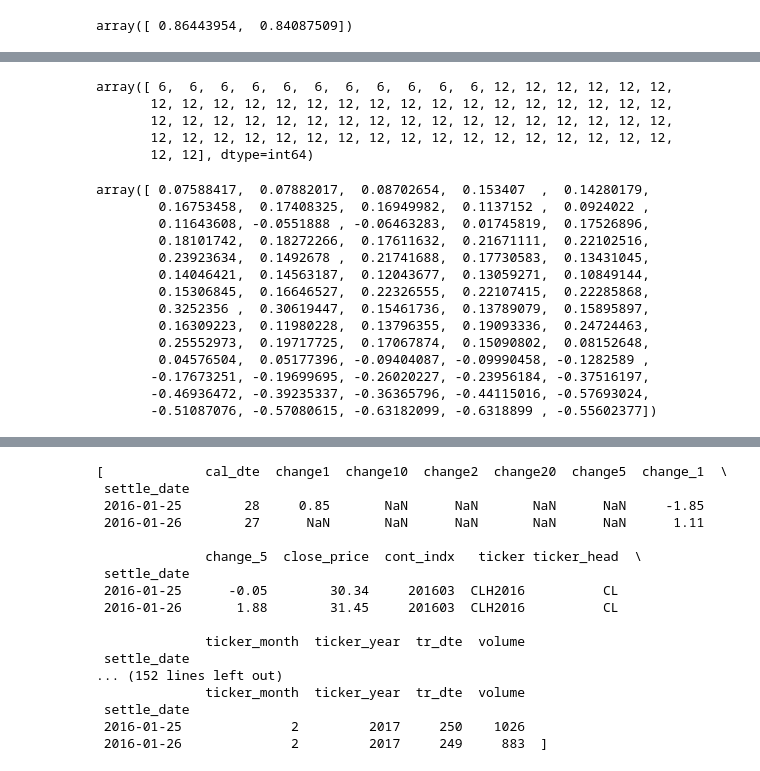
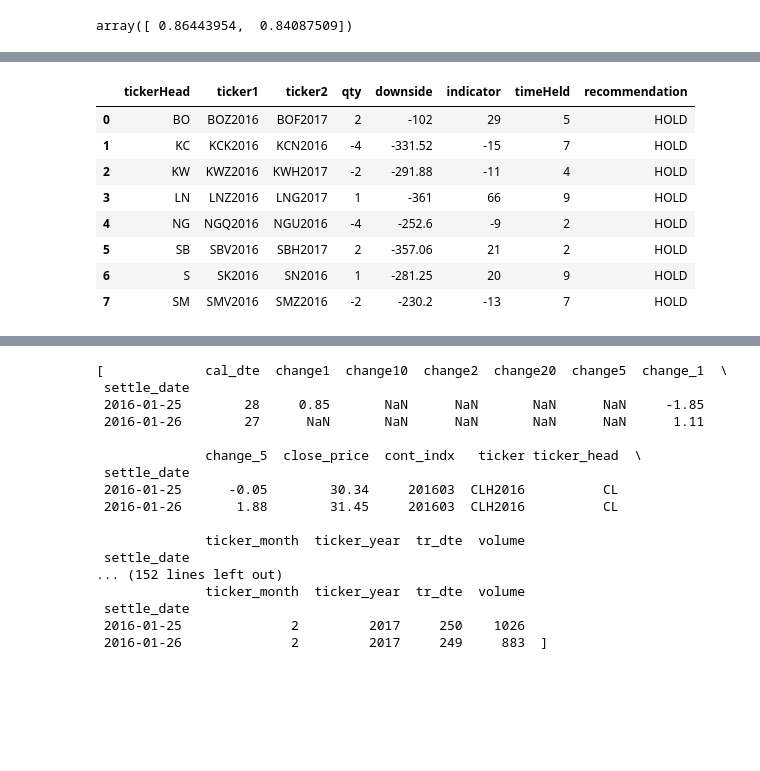
Before and after one commit to d0p34m1n3/repo_barbarossa, a Jupyter notebook: PycharmProjects/quandl/Untitled.ipynb, the cells around one changed output, grey strips where cells are left out. Drawn from its saved outputs; the diff is of its cells as text; code cells hidden in the pictures; blank space fills up the shorter version.

```diff
--- a/PycharmProjects/quandl/Untitled.ipynb
+++ b/PycharmProjects/quandl/Untitled.ipynb
@@ -93,25 +84,0 @@ plt.show()
-# %%
-ticker_month_data[-70:,-2]
-# %% [output]
-array([ 6,  6,  6,  6,  6,  6,  6,  6,  6,  6,  6, 12, 12, 12, 12, 12, 12,
-       12, 12, 12, 12, 12, 12, 12, 12, 12, 12, 12, 12, 12, 12, 12, 12, 12,
-       12, 12, 12, 12, 12, 12, 12, 12, 12, 12, 12, 12, 12, 12, 12, 12, 12,
-       12, 12, 12, 12, 12, 12, 12, 12, 12, 12, 12, 12, 12, 12, 12, 12, 12,
-       12, 12], dtype=int64)
-# %%
-residuals[-70:,-2]
-# %% [output]
-array([ 0.07588417,  0.07882017,  0.08702654,  0.153407  ,  0.14280179,
-        0.16753458,  0.17408325,  0.16949982,  0.1137152 ,  0.0924022 ,
-        0.11643608, -0.0551888 , -0.06463283,  0.01745819,  0.17526896,
-        0.18101742,  0.18272266,  0.17611632,  0.21671111,  0.22102516,
-        0.23923634,  0.1492678 ,  0.21741688,  0.17730583,  0.13431045,
-        0.14046421,  0.14563187,  0.12043677,  0.13059271,  0.10849144,
-        0.15306845,  0.16646527,  0.22326555,  0.22107415,  0.22285868,
-        0.3252356 ,  0.30619447,  0.15461736,  0.13789079,  0.15895897,
-        0.16309223,  0.11980228,  0.13796355,  0.19093336,  0.24724463,
-        0.25552973,  0.19717725,  0.17067874,  0.15090802,  0.08152648,
-        0.04576504,  0.05177396, -0.09404087, -0.09990458, -0.1282589 ,
-       -0.17673251, -0.19699695, -0.26020227, -0.23956184, -0.37516197,
-       -0.46936472, -0.39235337, -0.36365796, -0.44115016, -0.57693024,
-       -0.51087076, -0.57080615, -0.63182099, -0.6318899 , -0.55602377])
@@ -125,0 +85,25 @@ plt.show()
+# %%
+import ta.strategy_followup as sf
+import contract_utilities.contract_meta_info as cmi
+import opportunity_constructs.spread_carry as sc
+import get_price.get_futures_price as gfp
+import pandas as pd
+results_out = sf.get_results_4strategy(alias='spreadCarryJan16')
+#ticker = results_out['ticker']
+#settle_date = results_out['settle_date']
+#ticker
+#settle_date
+results_out['results_frame']
+#isinstance(pd.to_datetime(settle_date),dt.datetime)
+#isinstance(34343434,int)
+#settle_date
+# %% [output]
+|  | tickerHead | ticker1 | ticker2 | qty | downside | indicator | timeHeld | recommendation |
+| 0 | BO | BOZ2016 | BOF2017 | 2 | -102 | 29 | 5 | HOLD |
+| 1 | KC | KCK2016 | KCN2016 | -4 | -331.52 | -15 | 7 | HOLD |
+| 2 | KW | KWZ2016 | KWH2017 | -2 | -291.88 | -11 | 4 | HOLD |
+| 3 | LN | LNZ2016 | LNG2017 | 1 | -361 | 66 | 9 | HOLD |
+| 4 | NG | NGQ2016 | NGU2016 | -4 | -252.6 | -9 | 2 | HOLD |
+| 5 | SB | SBV2016 | SBH2017 | 2 | -357.06 | 21 | 2 | HOLD |
+| 6 | S | SK2016 | SN2016 | 1 | -281.25 | 20 | 9 | HOLD |
+| 7 | SM | SMV2016 | SMZ2016 | -2 | -230.2 | -13 | 7 | HOLD |
```
Also changed, not shown: parts of 15 cells of this notebook, 7 other files.
